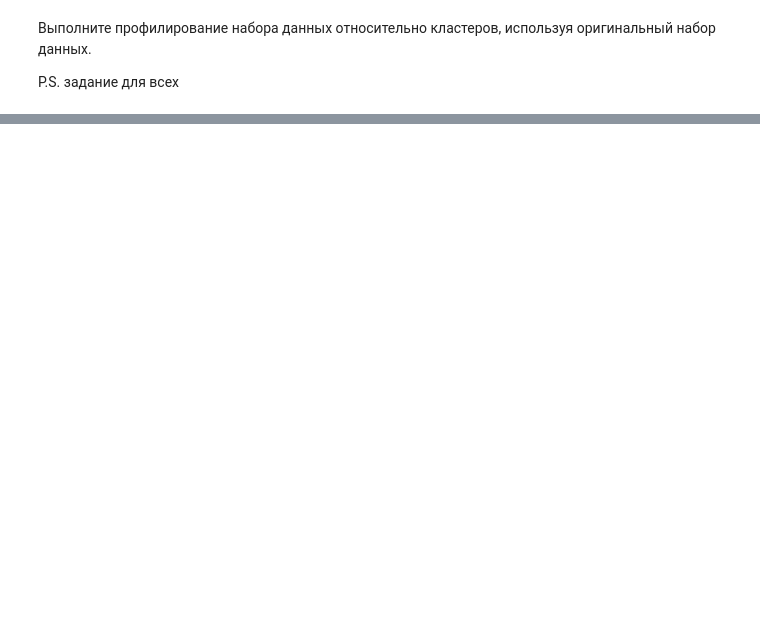
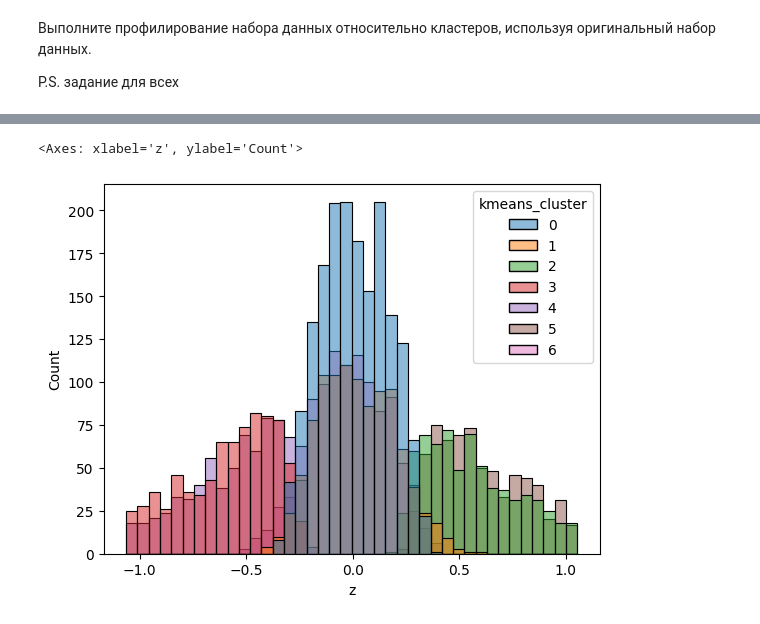
Before and after one commit to AnastaSya73/lalala, a Jupyter notebook: Лаб_4.ipynb, the cells around one changed output, grey strips where cells are left out. Drawn from its saved outputs; the diff is of its cells as text; code cells hidden in the pictures; blank space fills up the shorter version.

```diff
--- a/Лаб_4.ipynb
+++ b/Лаб_4.ipynb
@@ -665,3 +665,7 @@ ProfileReport(df[df.dbscan_labels == 0]) # фильтруем по класте
 # 4. Проанализируйте результат по кластерам. Какие переменные попали в каждый кластер, их различия (статистические), графики.
 # Постарайтесь объяснить различия "фактически".
 # Например, видно, что в кластер 1 у пациентов возраст выше в среднем и в медиане, чем в остальных, что может свидетельствоать о влиянии возраста на кластер №()
+# %%
+df_cluster1['kmeans_cluster'] = kmeans.labels_
+df_cluster1['kmeans_cluster'] = df_cluster1.kmeans_cluster.astype('category')
+df_cluster1
@@ -667,0 +727,6 @@ ProfileReport(df[df.dbscan_labels == 0]) # фильтруем по класте
+# %%
+import seaborn as sns
+sns.histplot(df_cluster1, x="z", hue='kmeans_cluster')
+# %% [output]
+<Axes: xlabel='z', ylabel='Count'>
+[figure, added]
```
Also changed, not shown: parts of 33 cells of this notebook.
